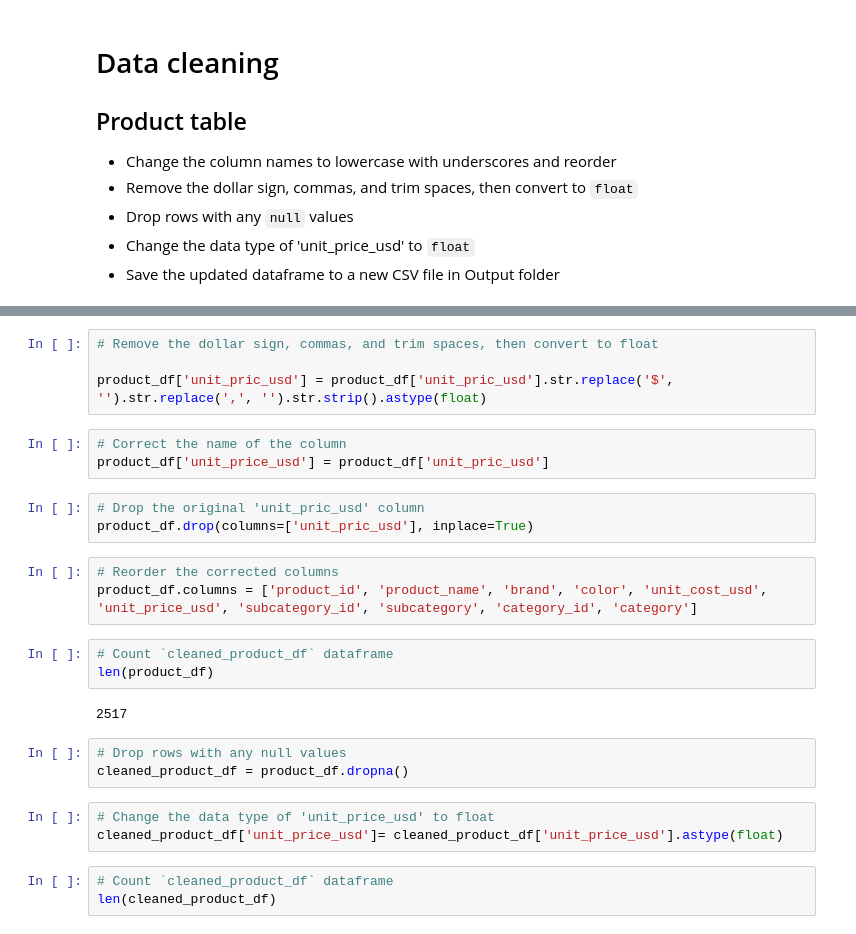
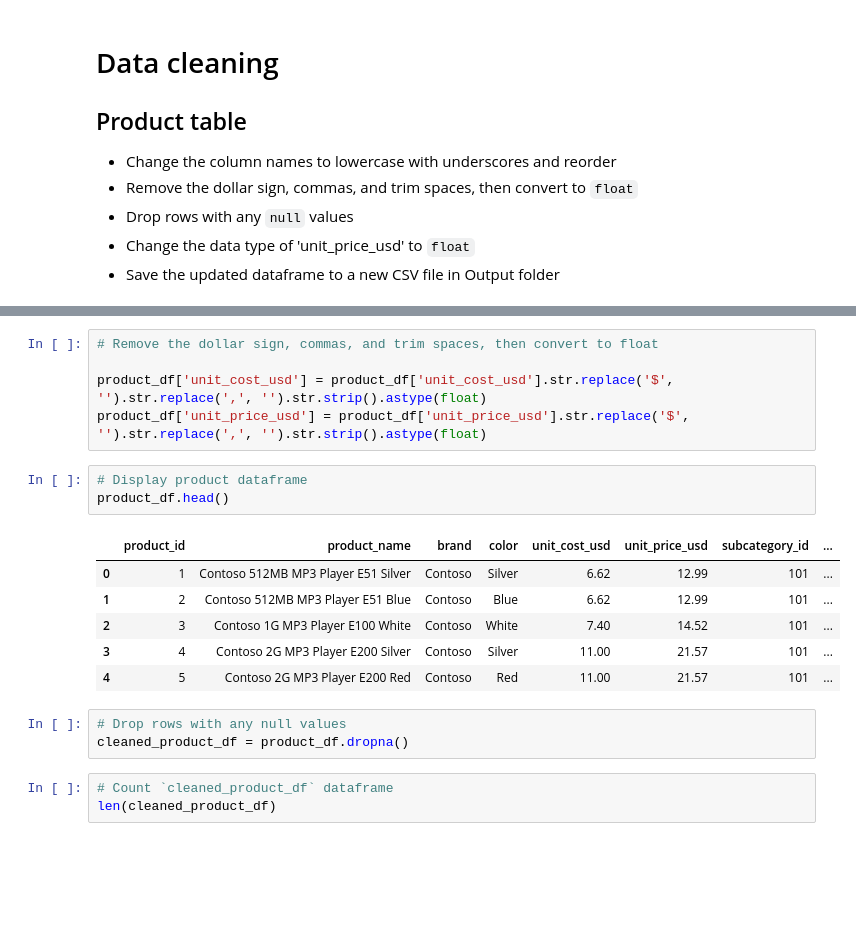
Before and after one commit to Gedlegg/Project3_Team7, a Jupyter notebook: data.ipynb, the cells around one changed output, grey strips where cells are left out. Drawn from its saved outputs; the diff is of its cells as text; blank space fills up the shorter version.

```diff
--- a/data.ipynb
+++ b/data.ipynb
@@ -403,27 +406,21 @@ product_df.head()
 # %%
 # Remove the dollar sign, commas, and trim spaces, then convert to float
 
-product_df['unit_pric_usd'] = product_df['unit_pric_usd'].str.replace('$', '').str.replace(',', '').str.strip().astype(float)
+product_df['unit_cost_usd'] = product_df['unit_cost_usd'].str.replace('$', '').str.replace(',', '').str.strip().astype(float)
+product_df['unit_price_usd'] = product_df['unit_price_usd'].str.replace('$', '').str.replace(',', '').str.strip().astype(float)
-# %%
-# Correct the name of the column
-product_df['unit_price_usd'] = product_df['unit_pric_usd']
-# %%
-# Drop the original 'unit_pric_usd' column
-product_df.drop(columns=['unit_pric_usd'], inplace=True)
-# %%
-# Reorder the corrected columns
-product_df.columns = ['product_id', 'product_name', 'brand', 'color', 'unit_cost_usd', 'unit_price_usd', 'subcategory_id', 'subcategory', 'category_id', 'category']
 # %%
-# Count `cleaned_product_df` dataframe
-len(product_df)
+# Display product dataframe
+product_df.head()
 # %% [output]
-2517
+|  | product_id | product_name | brand | color | unit_cost_usd | unit_price_usd | subcategory_id | ... |
+| 0 | 1 | Contoso 512MB MP3 Player E51 Silver | Contoso | Silver | 6.62 | 12.99 | 101 | ... |
+| 1 | 2 | Contoso 512MB MP3 Player E51 Blue | Contoso | Blue | 6.62 | 12.99 | 101 | ... |
+| 2 | 3 | Contoso 1G MP3 Player E100 White | Contoso | White | 7.40 | 14.52 | 101 | ... |
+| 3 | 4 | Contoso 2G MP3 Player E200 Silver | Contoso | Silver | 11.00 | 21.57 | 101 | ... |
+| 4 | 5 | Contoso 2G MP3 Player E200 Red | Contoso | Red | 11.00 | 21.57 | 101 | ... |
 # %%
 # Drop rows with any null values
 cleaned_product_df = product_df.dropna()
-# %%
-# Change the data type of 'unit_price_usd' to float
-cleaned_product_df['unit_price_usd']= cleaned_product_df['unit_price_usd'].astype(float)
 # %%
 # Count `cleaned_product_df` dataframe
 len(cleaned_product_df)
```
Also changed, not shown: parts of 4 cells of this notebook, 11 other files.
